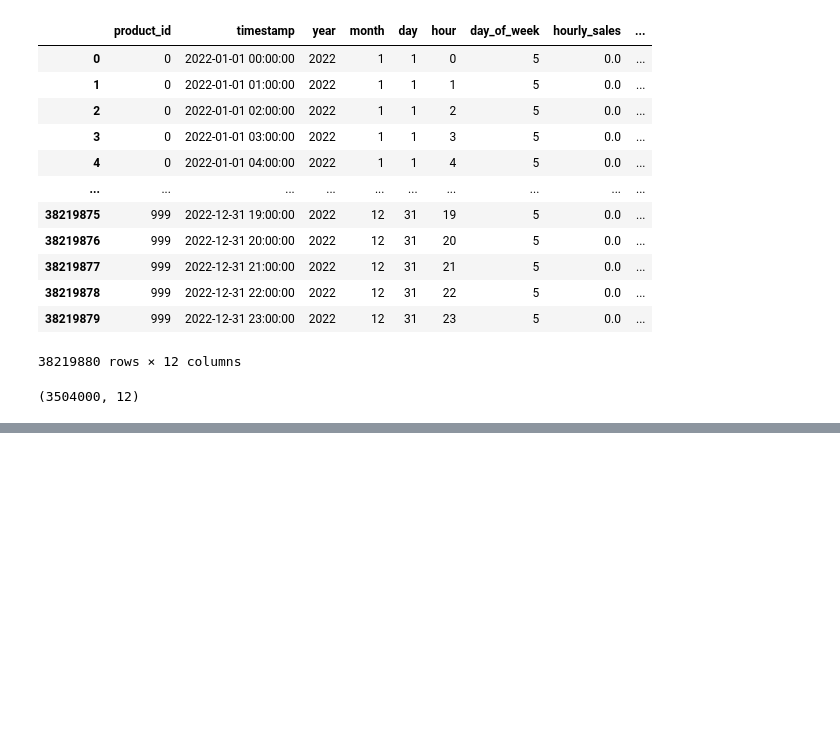
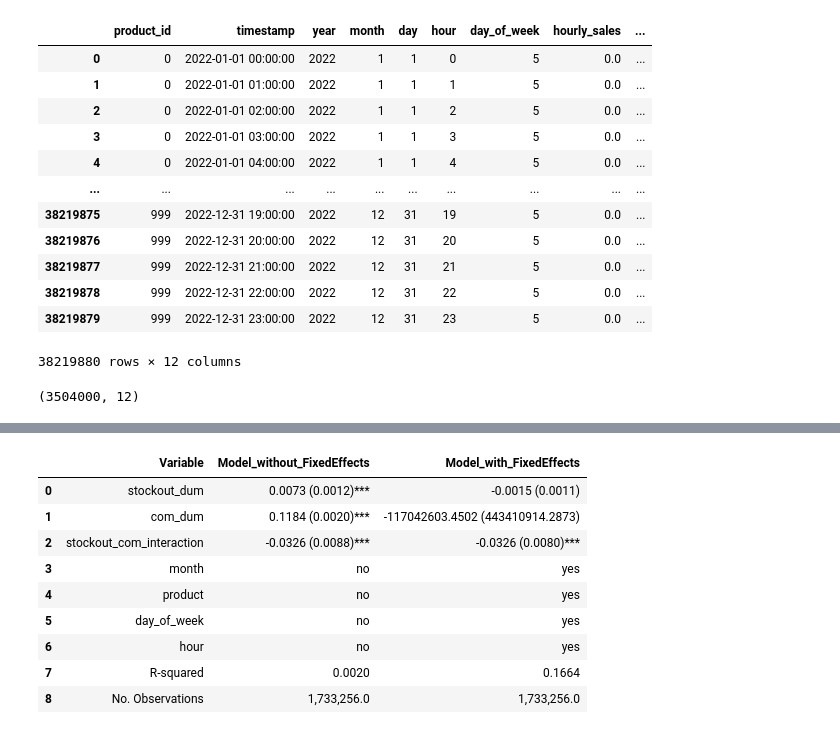
Before and after one commit to marcelo-ghia/StockOut_Analysis, a Jupyter notebook: src/3_Regression.ipynb, the cells around one changed output, grey strips where cells are left out. Drawn from its saved outputs; the diff is of its cells as text; code cells hidden in the pictures; blank space fills up the shorter version.

```diff
--- a/src/3_Regression.ipynb
+++ b/src/3_Regression.ipynb
@@ -263,0 +299,11 @@ print(tabulate(summary_table_list, headers, tablefmt="grid"))
+# %%
+summary_table = pd.read_csv('summary_table_3834.csv')
+# %%
+# Get the current headers of the DataFrame
+current_headers = list(summary_table.columns)
+
+# Create a new DataFrame with the duplicated headers
+header_row = pd.DataFrame([current_headers], columns=summary_table.columns)
+
+# Concatenate the header row with the original summary_table DataFrame
+summary_table = pd.concat([header_row, summary_table], ignore_index=True)
@@ -263,0 +320,13 @@ print(tabulate(summary_table_list, headers, tablefmt="grid"))
+# %%
+summary_table
+# %% [output]
+|  | Variable | Model_without_FixedEffects | Model_with_FixedEffects |
+| 0 | stockout_dum | 0.0073 (0.0012)*** | -0.0015 (0.0011) |
+| 1 | com_dum | 0.1184 (0.0020)*** | -117042603.4502 (443410914.2873) |
+| 2 | stockout_com_interaction | -0.0326 (0.0088)*** | -0.0326 (0.0080)*** |
+| 3 | month | no | yes |
+| 4 | product | no | yes |
+| 5 | day_of_week | no | yes |
+| 6 | hour | no | yes |
+| 7 | R-squared | 0.0020 | 0.1664 |
+| 8 | No. Observations | 1,733,256.0 | 1,733,256.0 |
```
Also changed, not shown: parts of 17 cells of this notebook.
